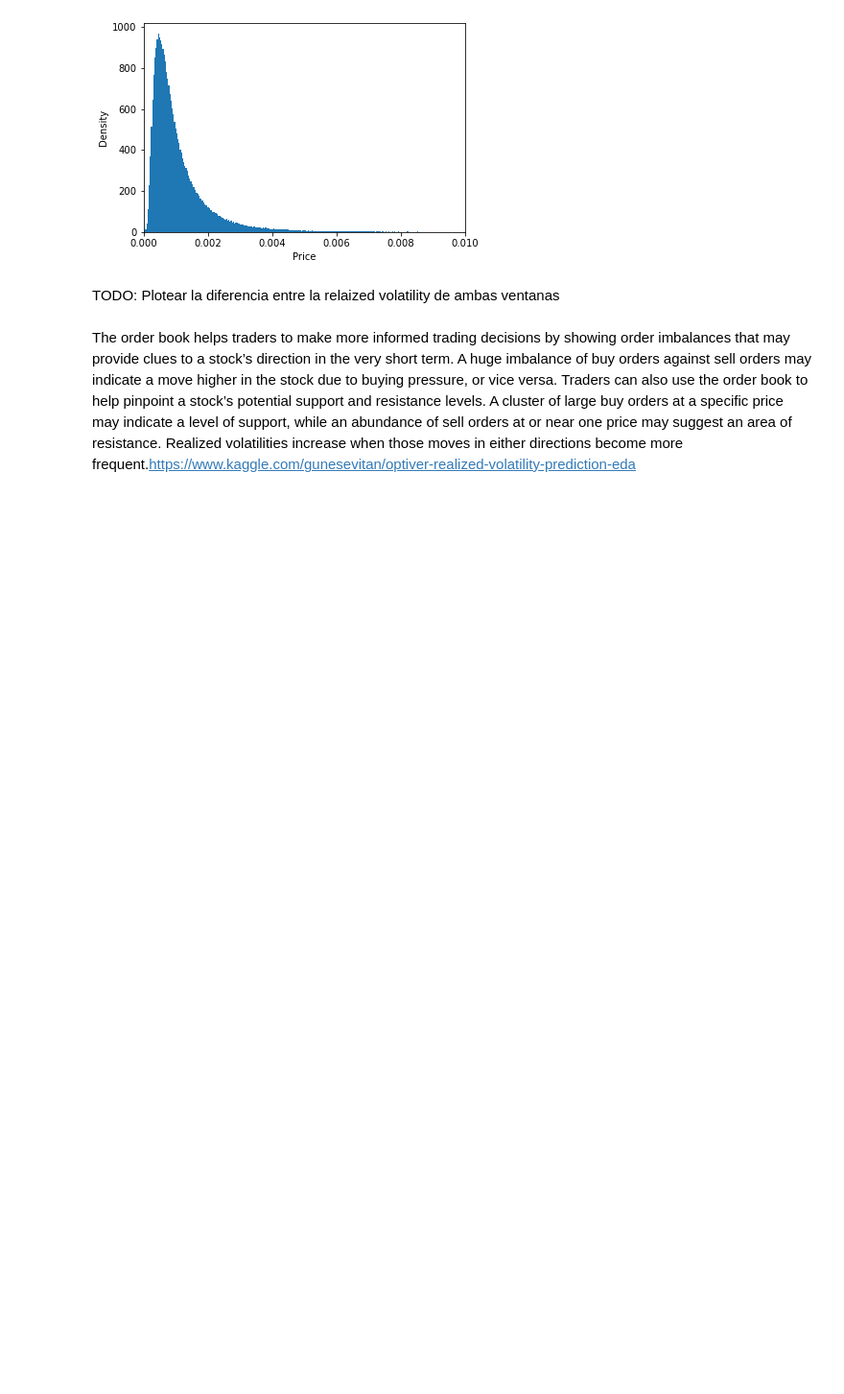
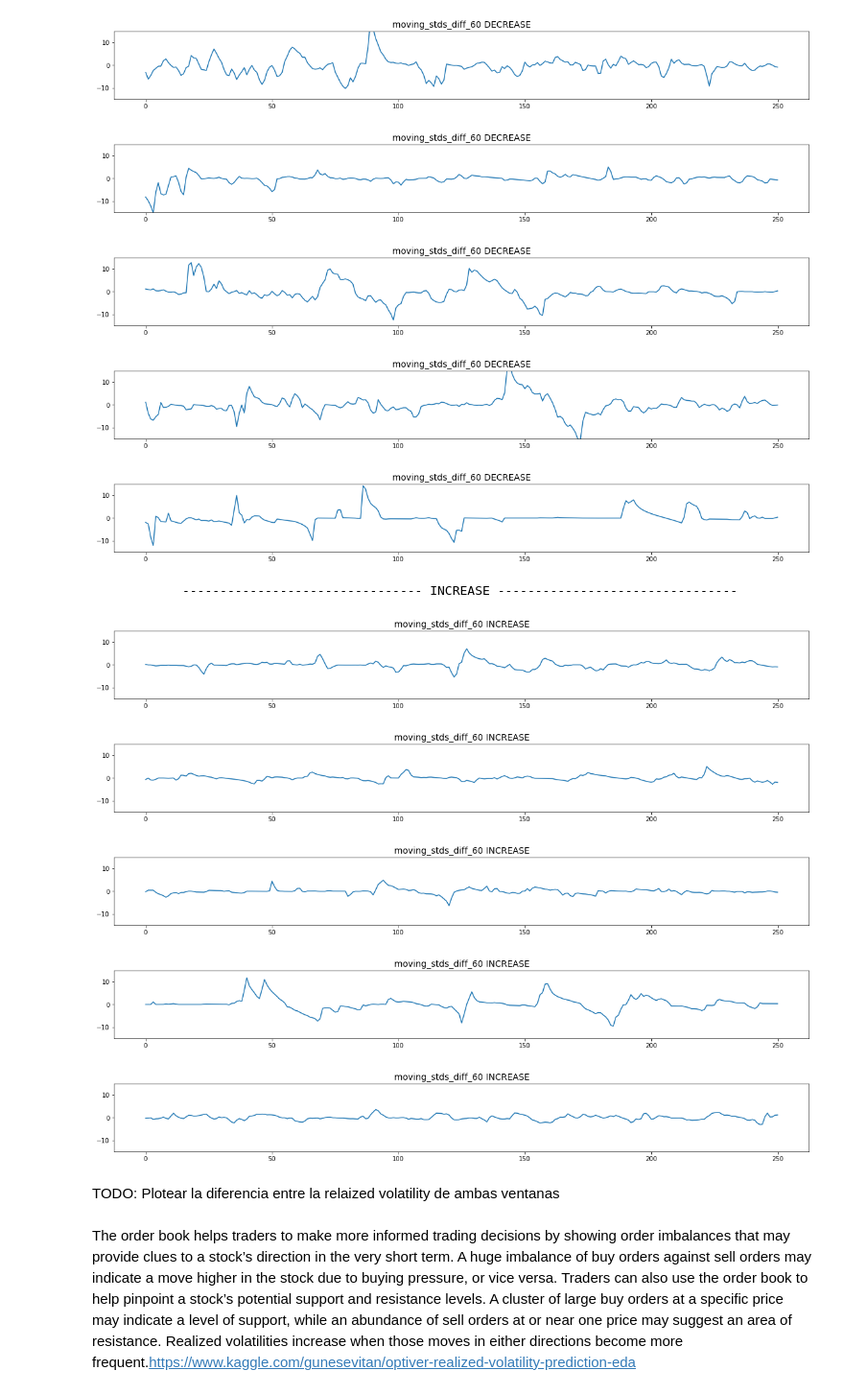
Before and after one commit to codefluence/optiver, a Jupyter notebook: OPTIVER.ipynb, the cells around one changed output. Shown at 96% size. Cells and saved outputs as stored; diff of their text form; code cells hidden in the pictures; blank space fills up the shorter version.

```diff
--- a/OPTIVER.ipynb
+++ b/OPTIVER.ipynb
@@ -63,7 +70,7 @@ np.set_printoptions(threshold=1000, linewidth=150, precision=3, edgeitems=20, su
 
 np.random.seed(0)
 # %%
-data = OptiverDataModule(kernel_size=20, scale=False)
+data = OptiverDataModule(scale=True)
 # %% [output]
 reading tensors file...
 computing stock stats...
@@ -74,5 +81,6 @@ computing series stats...
 # %%
 stats = np.hstack((data.targets, data.stats))
-stats = stats[stats[:,3].argsort()]
-stats
+stats = np.hstack((stats,np.expand_dims(stats[:,3]-stats[:,6],1)))
+stats = stats[stats[:,-1].argsort()]
+stats.shape
 # %% [output]
@@ -96,3 +92,52 @@ array([[     31.   ,    8534.   ,  177193.   ,       0.   ,   87437.   ,  177060
+# %%
+def shoeme(s, t, l, h):
+
+    fig, ax = plt.subplots(1,1,figsize=(20,2))
+
+    ax.set_title(t,fontsize=14)
+    ax.plot(s)#, alpha=.8
+    ax.set_ylim(l, h)
+
+    plt.show()
+
+def showall(t):
+
+    # shoeme(data.series[int(series_id),0], 'returns ')
+    ##shoeme(data.series[int(series_id),1], 'moving_stds_60 '+t,0,15)
+    # shoeme(data.series[int(series_id),2], 'moving_stds_30 '+t)
+    # shoeme(data.series[int(series_id),3], 'moving_stds_15 '+t)
+    ##shoeme(data.series[int(series_id),4], 'moving_stds15_mean60 '+t,0,15)
+    ##shoeme(data.series[int(series_id),5], 'moving_stds15_std60 '+t,0,15)
+    ##shoeme(data.series[int(series_id),6], 'moving_stds_diff_60 '+t,-15,15)
+    # shoeme(data.series[int(series_id),7], 'moving_stds_diff_30 '+t)
+    # shoeme(data.series[int(series_id),8], 'moving_stds_diff_15 '+t)
+    ##shoeme(data.series[int(series_id),9], 'moving_stdsdiff15_mean60 '+t,-15,15)
+    ##shoeme(data.series[int(series_id),10], 'moving_stdsdiff15_std60 '+t,-15,15)
+
+    print()
+    print()
+for series_id in stats[1000:1005,2]:
+    showall('DECREASE')
+
+print()
+print()
+print()
+print('            -------------------------------- INCREASE -------------------------------- ')
+
+for series_id in stats[-1005:-1000,2]:
+    showall('INCREASE')
+# %% [output]
+[figure, added]
+[figure, added]
+[figure, added]
+[figure, added]
+[figure, added]
+            -------------------------------- INCREASE --------------------------------
+[figure, added]
+[figure, added]
+[figure, added]
+[figure, added]
+[figure, added]
 # %%
 wap_means = np.std(data.WAP, axis=1)
 # %%
@@ -105,8 +150,6 @@ def plot_hist(x,bins=1000):
     plt.xlim(0,0.01)
 
 plot_hist(wap_means)
-# %% [output]
-[figure, removed]
 # %%
 def plot_hist(x,bins=1000):
 
```
Also changed, not shown: parts of 10 cells of this notebook, 5 other files.
